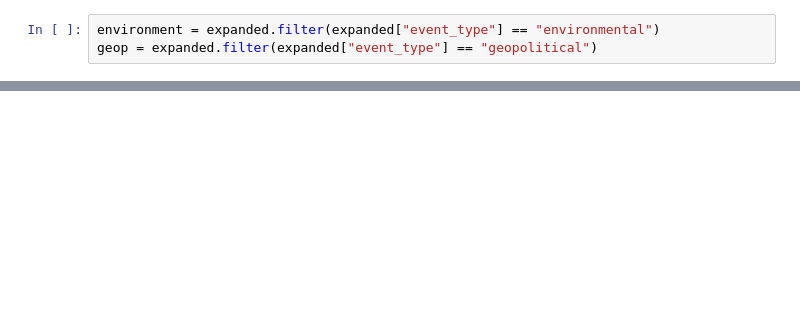
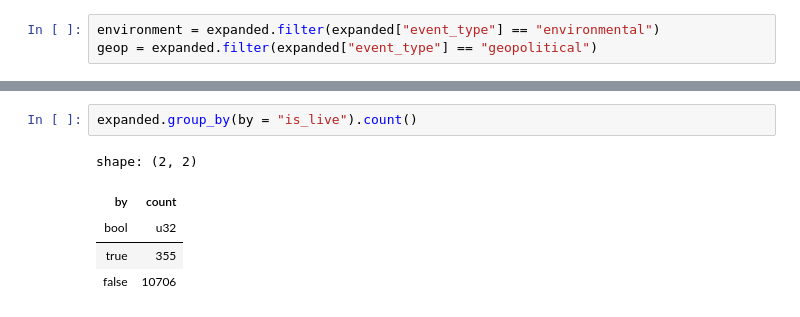
Before and after one commit to epfl-ada/ada-2024-project-lil0mohammadali, a Jupyter notebook: temp_scratch.ipynb, the cells around one changed output, grey strips where cells are left out. Cells and saved outputs as stored; diff of their text form; blank space fills up the shorter version.

```diff
--- a/temp_scratch.ipynb
+++ b/temp_scratch.ipynb
@@ -90,0 +95,8 @@ percentage of footage in geopolitical: 0.20 %
+# %%
+expanded.group_by(by = "is_live").count()
+# %% [output]
+shape: (2, 2)
+| by | count |
+| bool | u32 |
+| true | 355 |
+| false | 10706 |
```
Also changed, not shown: parts of 10 cells of this notebook, 4 other files.
